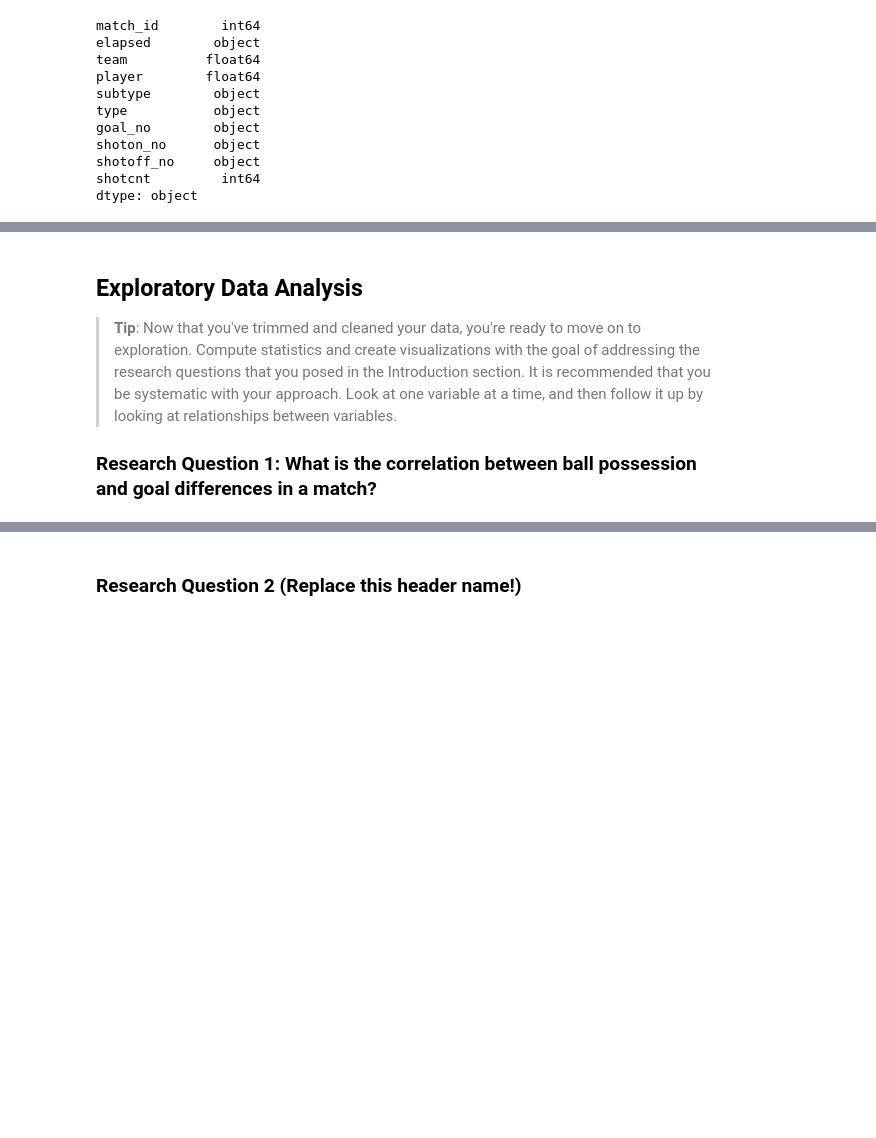
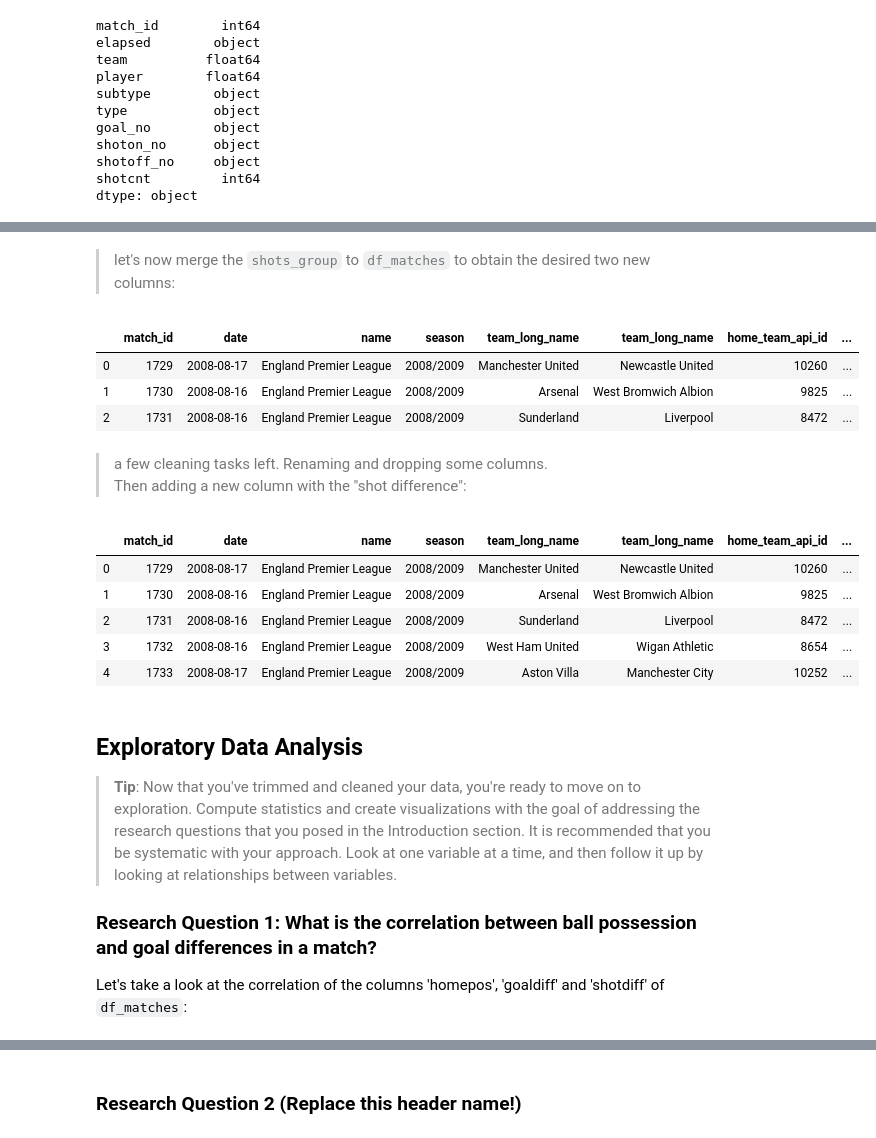
Before and after one commit to normannexo/jupyter_data_science, a Jupyter notebook: Soccer project.ipynb, the cells around one changed output, grey strips where cells are left out. Cells and saved outputs as stored; diff of their text form; code cells hidden in the pictures; blank space fills up the shorter version.

```diff
--- a/Soccer project.ipynb
+++ b/Soccer project.ipynb
@@ -311,0 +309,6 @@ Now we are going to build the table `df_matches` in order to address the raised
+# %%
+# merging df_pos with df_match_raw
+df_matches = pd.merge(df_match_raw, df_pos, on='match_id')
+# get rid of columns possession, shoton, shotoff and goal, we don't need them anymore because we already extracted their xml data
+df_matches.drop(['possession', 'shoton', 'shotoff', 'goal'], axis=1, inplace=True)
+df_matches.sample(3)
@@ -312,3 +338,31 @@ Now we are going to build the table `df_matches` in order to address the raised
+# %% [markdown]
+> let's now merge the `shots_group` to `df_matches` to obtain the desired two new columns:
+# %%
+df_matches = df_matches.merge(shots_group, left_on=['match_id','home_team_api_id'], right_on=['match_id', 'team'])
+df_matches = df_matches.merge(shots_group, left_on=['match_id','away_team_api_id'], right_on=['match_id', 'team'])
+df_matches.head(3)
+# %% [output]
+|  | match_id | date | name | season | team_long_name | team_long_name | home_team_api_id | ... |
+| 0 | 1729 | 2008-08-17 | England Premier League | 2008/2009 | Manchester United | Newcastle United | 10260 | ... |
+| 1 | 1730 | 2008-08-16 | England Premier League | 2008/2009 | Arsenal | West Bromwich Albion | 9825 | ... |
+| 2 | 1731 | 2008-08-16 | England Premier League | 2008/2009 | Sunderland | Liverpool | 8472 | ... |
+# %% [markdown]
+> a few cleaning tasks left. Renaming and dropping some columns.
+Then adding a new column with the "shot difference":
+# %%
+# rename new columns:
+df_matches.rename(columns={"shotcnt_x": "home_team_shots", "shotcnt_y": "away_team_shots"}, inplace=True)
+# drop redundant columns with team no.:
+df_matches.drop(['team_y','team_x'], axis=1, inplace=True)
+df_matches['shotdiff'] = df_matches['home_team_shots'] - df_matches['away_team_shots']
+df_matches.head()
+# %% [output]
+|  | match_id | date | name | season | team_long_name | team_long_name | home_team_api_id | ... |
+| 0 | 1729 | 2008-08-17 | England Premier League | 2008/2009 | Manchester United | Newcastle United | 10260 | ... |
+| 1 | 1730 | 2008-08-16 | England Premier League | 2008/2009 | Arsenal | West Bromwich Albion | 9825 | ... |
+| 2 | 1731 | 2008-08-16 | England Premier League | 2008/2009 | Sunderland | Liverpool | 8472 | ... |
+| 3 | 1732 | 2008-08-16 | England Premier League | 2008/2009 | West Ham United | Wigan Athletic | 8654 | ... |
+| 4 | 1733 | 2008-08-17 | England Premier League | 2008/2009 | Aston Villa | Manchester City | 10252 | ... |
 # %% [markdown]
 <a id='eda'></a>
 ## Exploratory Data Analysis
@@ -316,3 +370,4 @@ Now we are going to build the table `df_matches` in order to address the raised
 > **Tip**: Now that you've trimmed and cleaned your data, you're ready to move on to exploration. Compute statistics and create visualizations with the goal of addressing the research questions that you posed in the Introduction section. It is recommended that you be systematic with your approach. Look at one variable at a time, and then follow it up by looking at relationships between variables.
 
 ### Research Question 1: What is the correlation between ball possession and goal differences in a match?
+Let's take a look at the correlation of the columns 'homepos', 'goaldiff' and 'shotdiff' of `df_matches`:
```
Also changed, not shown: parts of 16 cells of this notebook.
